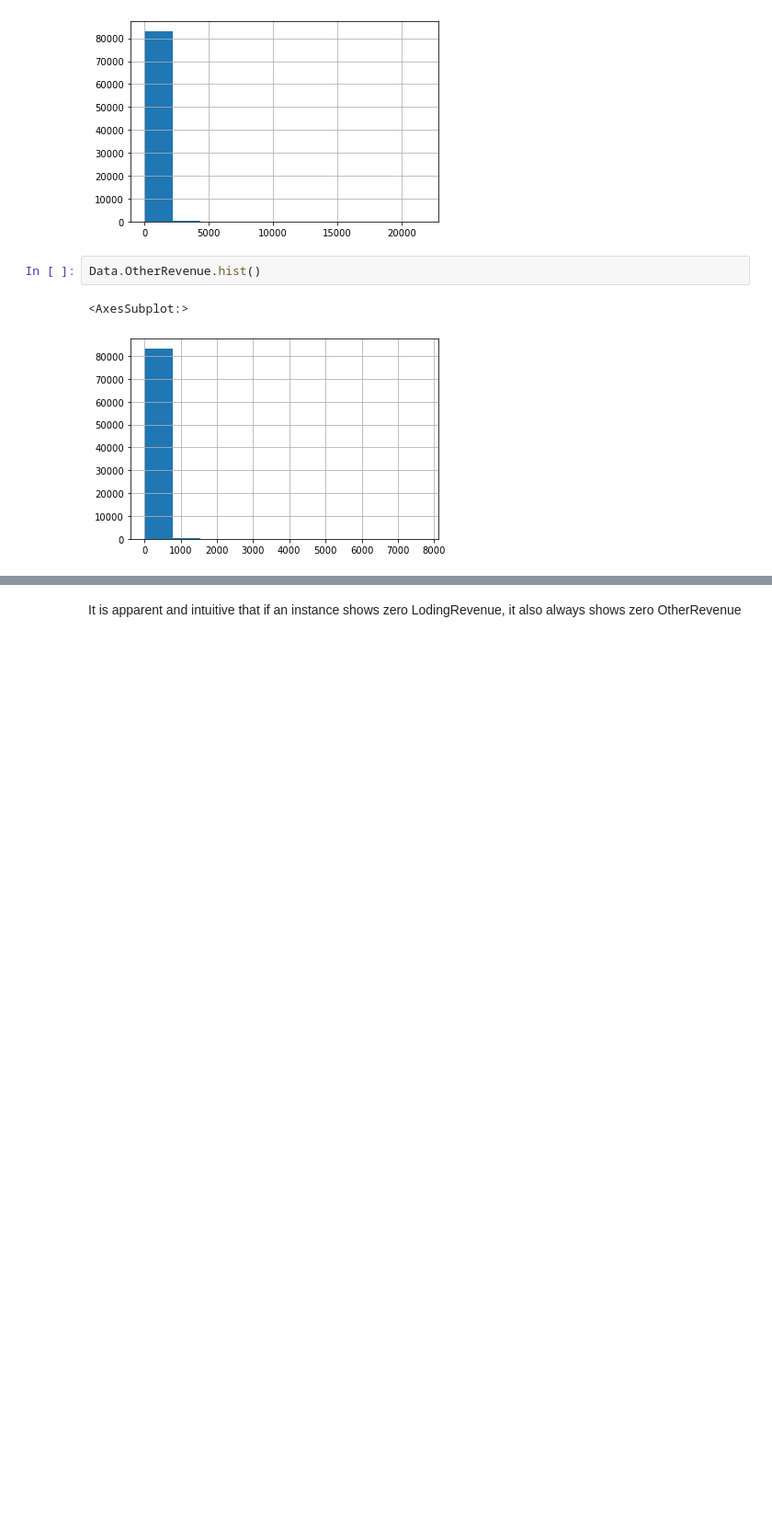
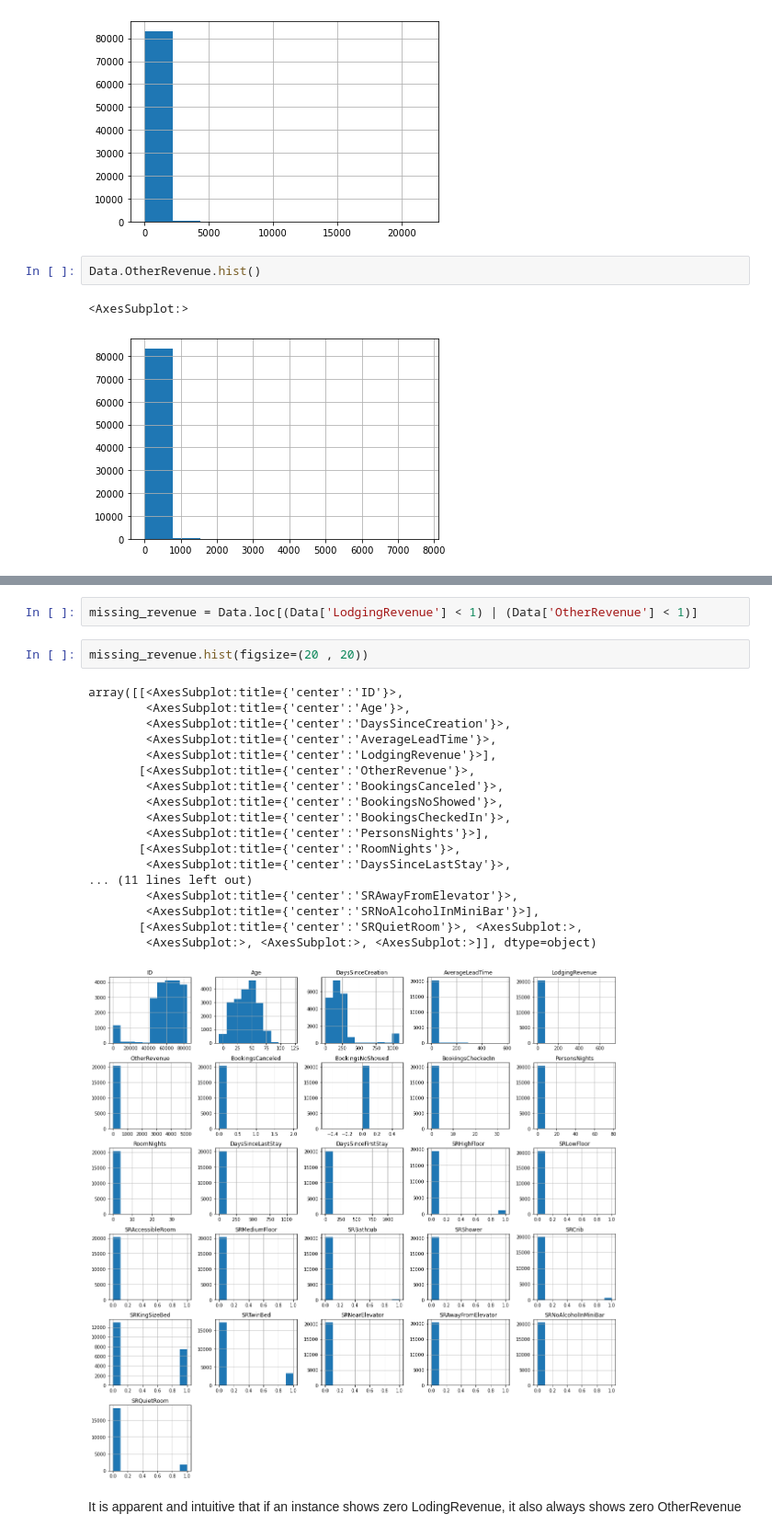
Before and after one commit to LNRobertson/Customer_Segmentation, a Jupyter notebook: notebooks/Wrangling.ipynb, the cells around one changed output, grey strips where cells are left out. Shown: that part at 92% size. Cells and saved outputs as stored; diff of their text form; blank space fills up the shorter version.

```diff
--- a/notebooks/Wrangling.ipynb
+++ b/notebooks/Wrangling.ipynb
@@ -339,3 +441,26 @@ weird_age[['Age', 'LodgingRevenue', 'OtherRevenue']].head(10)
+# %%
+missing_revenue = Data.loc[(Data['LodgingRevenue'] < 1) | (Data['OtherRevenue'] < 1)]
+# %%
+missing_revenue.hist(figsize=(20 , 20))
+# %% [output]
+array([[<AxesSubplot:title={'center':'ID'}>,
+        <AxesSubplot:title={'center':'Age'}>,
+        <AxesSubplot:title={'center':'DaysSinceCreation'}>,
+        <AxesSubplot:title={'center':'AverageLeadTime'}>,
+        <AxesSubplot:title={'center':'LodgingRevenue'}>],
+       [<AxesSubplot:title={'center':'OtherRevenue'}>,
+        <AxesSubplot:title={'center':'BookingsCanceled'}>,
+        <AxesSubplot:title={'center':'BookingsNoShowed'}>,
+        <AxesSubplot:title={'center':'BookingsCheckedIn'}>,
+        <AxesSubplot:title={'center':'PersonsNights'}>],
+       [<AxesSubplot:title={'center':'RoomNights'}>,
+        <AxesSubplot:title={'center':'DaysSinceLastStay'}>,
+... (11 lines left out)
+        <AxesSubplot:title={'center':'SRAwayFromElevator'}>,
+        <AxesSubplot:title={'center':'SRNoAlcoholInMiniBar'}>],
+       [<AxesSubplot:title={'center':'SRQuietRoom'}>, <AxesSubplot:>,
+        <AxesSubplot:>, <AxesSubplot:>, <AxesSubplot:>]], dtype=object)
+[figure, added]
 # %% [markdown]
 It is apparent and intuitive that if an instance shows zero LodingRevenue, it also always shows zero OtherRevenue
 # %% [markdown]
```
Also changed, not shown: parts of 73 cells of this notebook.
